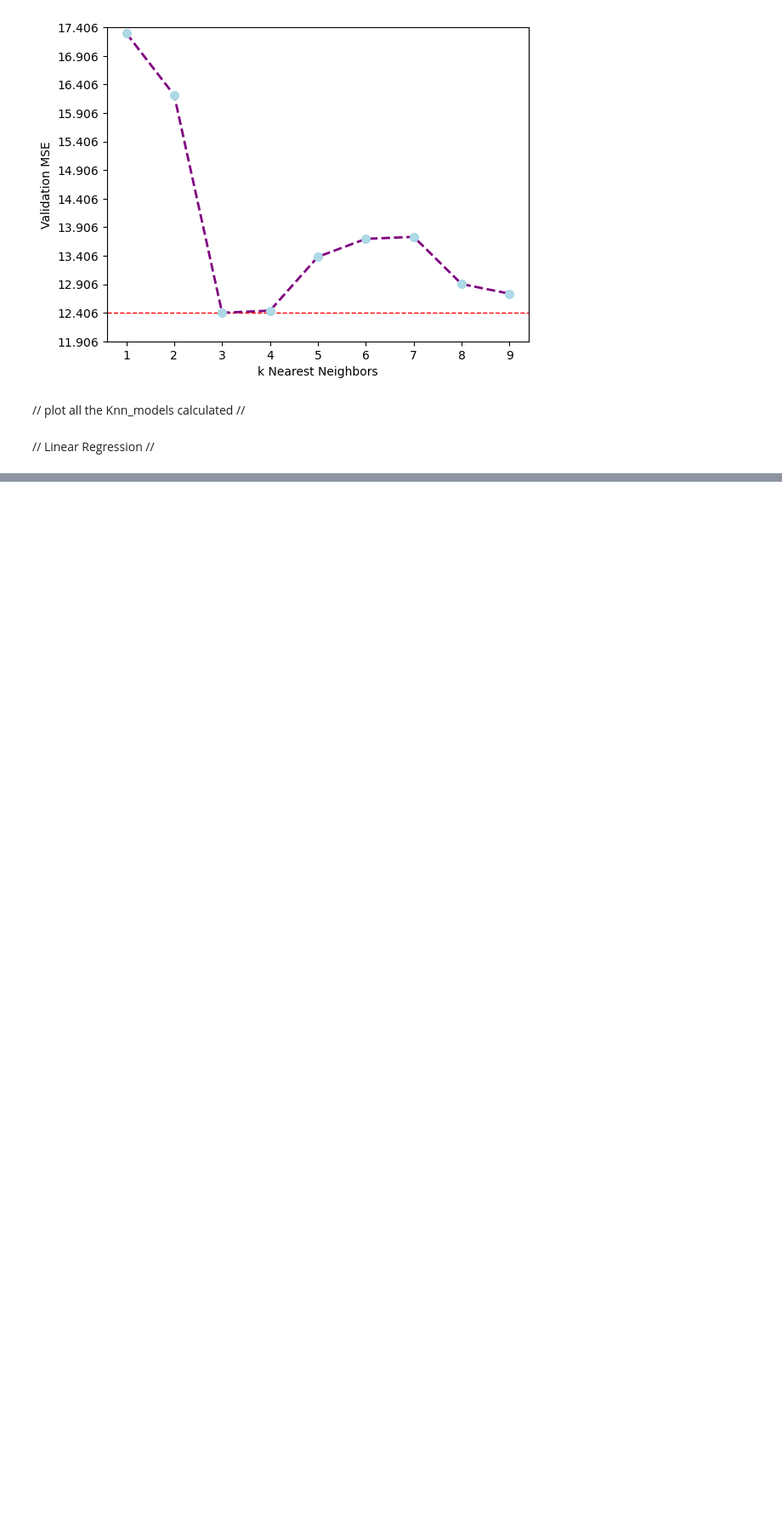
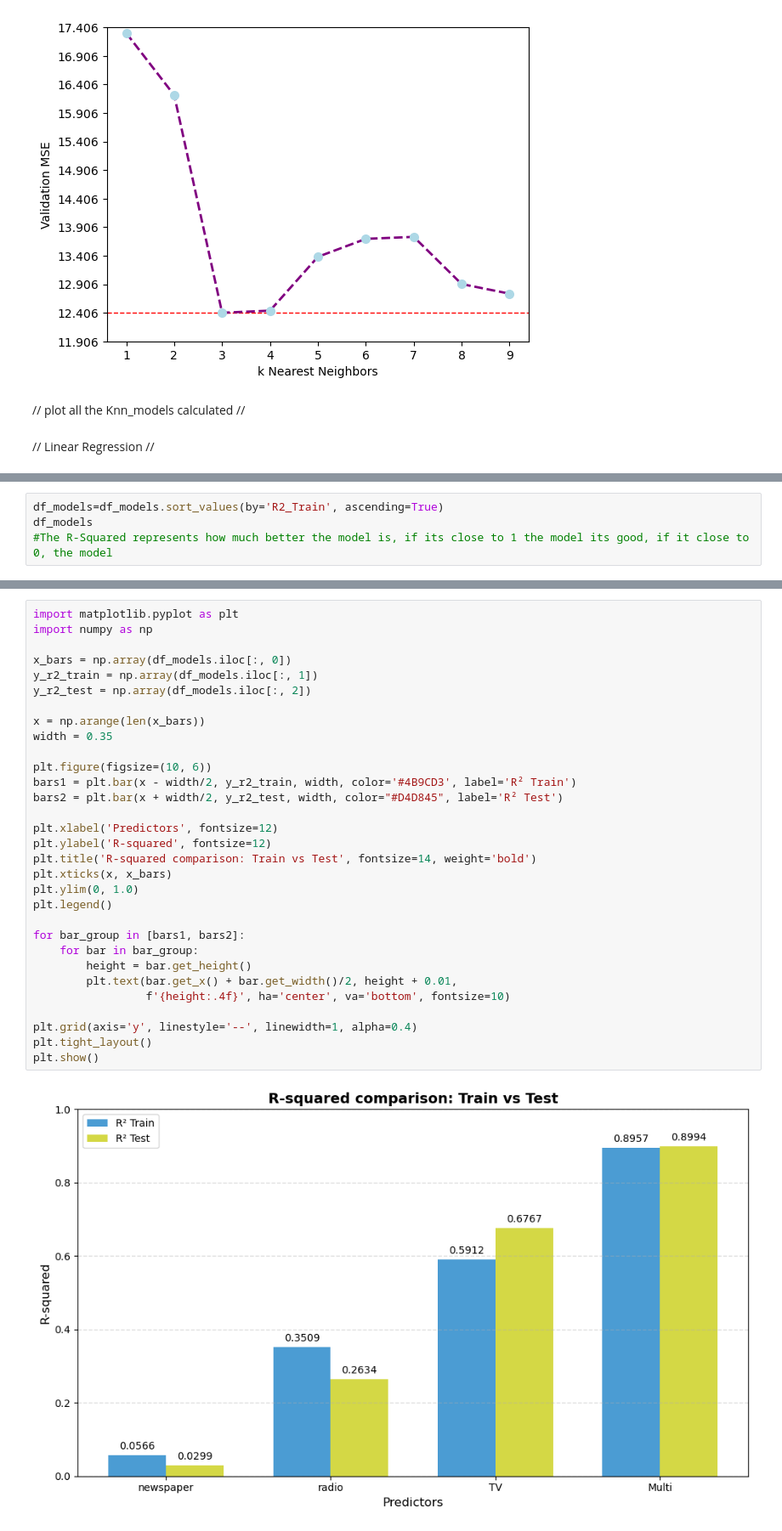
Before and after one commit to lucastcor/Data_Science_and_ML, a Jupyter notebook: Linear_Regression/knn.ipynb, the cells around one changed output, grey strips where cells are left out. Shown: that part at 85% size. Saved outputs shown, nothing was run; the diff lists cells and outputs as text; blank space fills up the shorter version.

```diff
--- a/Linear_Regression/knn.ipynb
+++ b/Linear_Regression/knn.ipynb
@@ -141,0 +204,4 @@ for name in df_names:
+# %%
+df_models=df_models.sort_values(by='R2_Train', ascending=True)
+df_models
+#The R-Squared represents how much better the model is, if its close to 1 the model its good, if it close to 0, the model
@@ -141,0 +214,33 @@ for name in df_names:
+# %%
+import matplotlib.pyplot as plt
+import numpy as np
+
+x_bars = np.array(df_models.iloc[:, 0])
+y_r2_train = np.array(df_models.iloc[:, 1])
+y_r2_test = np.array(df_models.iloc[:, 2])
+
+x = np.arange(len(x_bars))
+width = 0.35
+
+plt.figure(figsize=(10, 6))
+bars1 = plt.bar(x - width/2, y_r2_train, width, color='#4B9CD3', label='R² Train')
+bars2 = plt.bar(x + width/2, y_r2_test, width, color="#D4D845", label='R² Test')
+
+plt.xlabel('Predictors', fontsize=12)
+plt.ylabel('R-squared', fontsize=12)
+plt.title('R-squared comparison: Train vs Test', fontsize=14, weight='bold')
+plt.xticks(x, x_bars)
+plt.ylim(0, 1.0)
+plt.legend()
+
+for bar_group in [bars1, bars2]:
+    for bar in bar_group:
+        height = bar.get_height()
+        plt.text(bar.get_x() + bar.get_width()/2, height + 0.01,
+                 f'{height:.4f}', ha='center', va='bottom', fontsize=10)
+
+plt.grid(axis='y', linestyle='--', linewidth=1, alpha=0.4)
+plt.tight_layout()
+plt.show()
+# %% [output]
+[figure, added]
```
Also changed, not shown: parts of 6 cells of this notebook.
